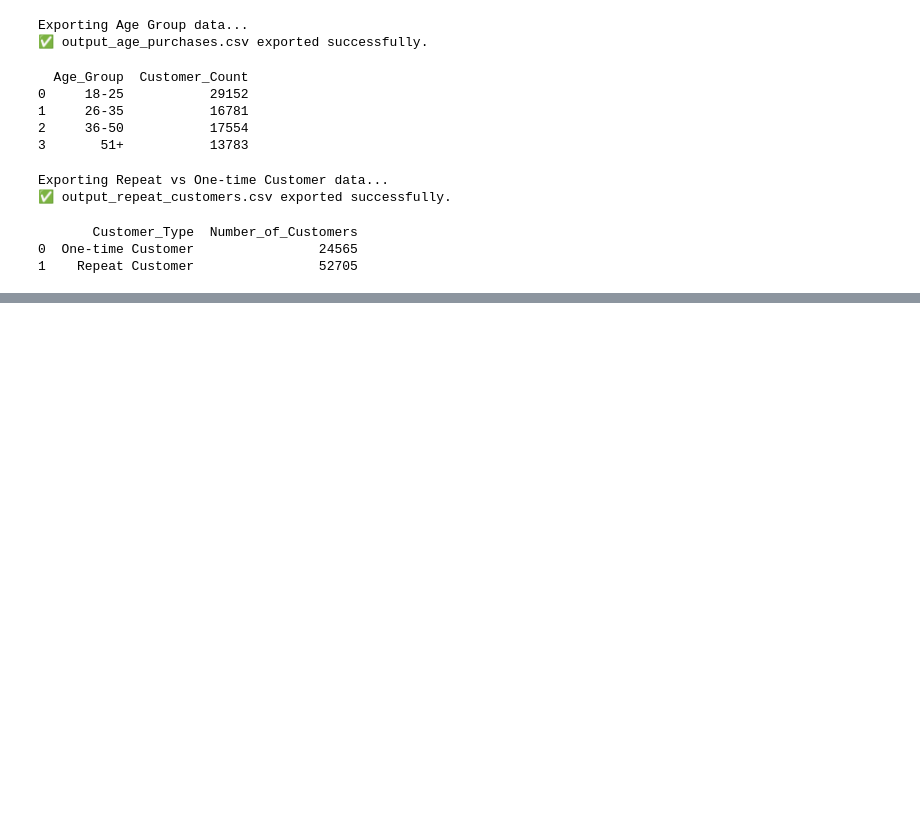
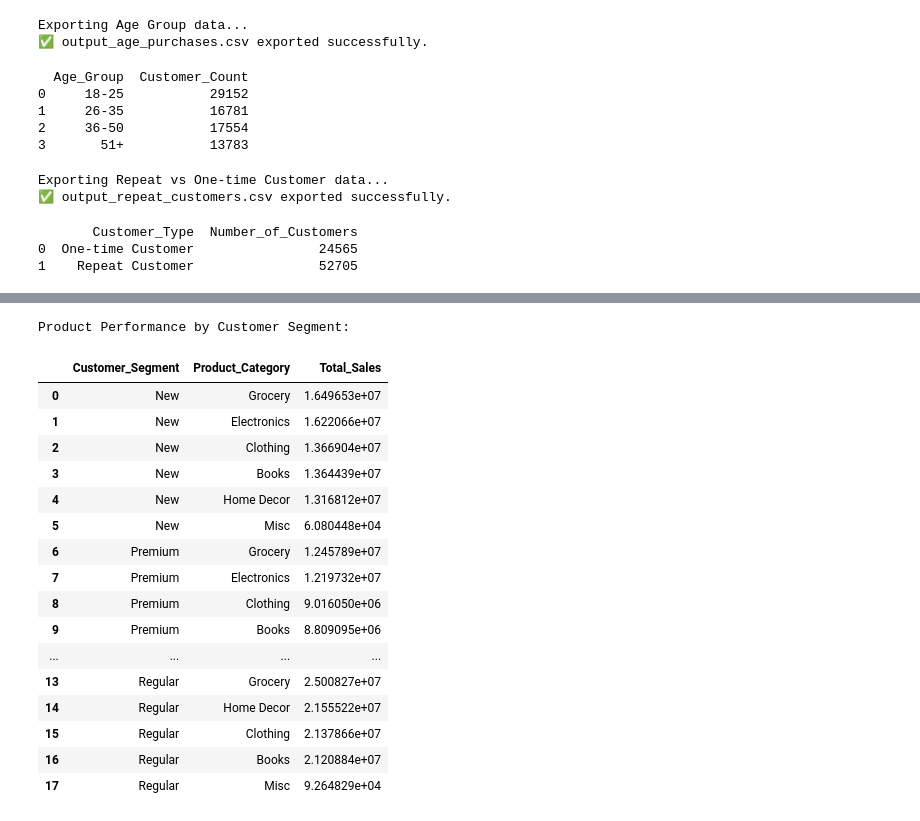
Before and after one commit to pranav444444/MinorProject_Sem7_Customer-Preference-and-Trend-Analytics-for-the-Retail-Sector, a Jupyter notebook: sample_retail_sales (2).ipynb, the cells around one changed output, grey strips where cells are left out. Cells and saved outputs as stored; diff of their text form; code cells hidden in the pictures; blank space fills up the shorter version.

```diff
--- a/sample_retail_sales (2).ipynb
+++ b/sample_retail_sales (2).ipynb
@@ -1826,0 +1889,33 @@ print(df_repeat_customers)
+# %%
+# Product performance by customer segment (using available data)
+print("\nProduct Performance by Customer Segment:")
+display(pd.read_sql_query("""
+    SELECT
+        Customer_Segment,
+        Product_Category,
+        SUM(Total_Amount) AS Total_Sales
+    FROM RetailData
+    GROUP BY
+        Customer_Segment, Product_Category
+    ORDER BY
+        Customer_Segment, Total_Sales DESC;
+""", conn))
+# %% [output]
+Product Performance by Customer Segment:
+|  | Customer_Segment | Product_Category | Total_Sales |
+| 0 | New | Grocery | 1.649653e+07 |
+| 1 | New | Electronics | 1.622066e+07 |
+| 2 | New | Clothing | 1.366904e+07 |
+| 3 | New | Books | 1.364439e+07 |
+| 4 | New | Home Decor | 1.316812e+07 |
+| 5 | New | Misc | 6.080448e+04 |
+| 6 | Premium | Grocery | 1.245789e+07 |
+| 7 | Premium | Electronics | 1.219732e+07 |
+| 8 | Premium | Clothing | 9.016050e+06 |
+| 9 | Premium | Books | 8.809095e+06 |
+| ... | ... | ... | ... |
+| 13 | Regular | Grocery | 2.500827e+07 |
+| 14 | Regular | Home Decor | 2.155522e+07 |
+| 15 | Regular | Clothing | 2.137866e+07 |
+| 16 | Regular | Books | 2.120884e+07 |
+| 17 | Regular | Misc | 9.264829e+04 |
```
Also changed, not shown: parts of 18 cells of this notebook, 7 other files.
